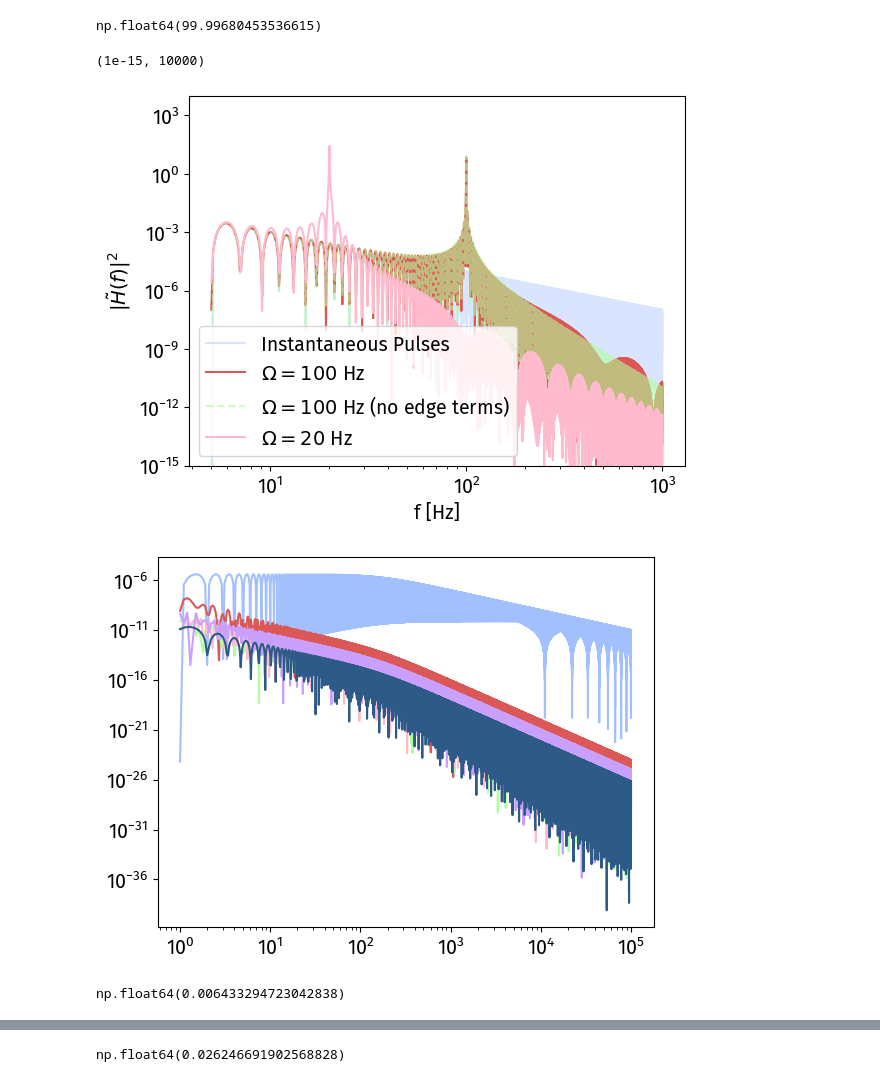
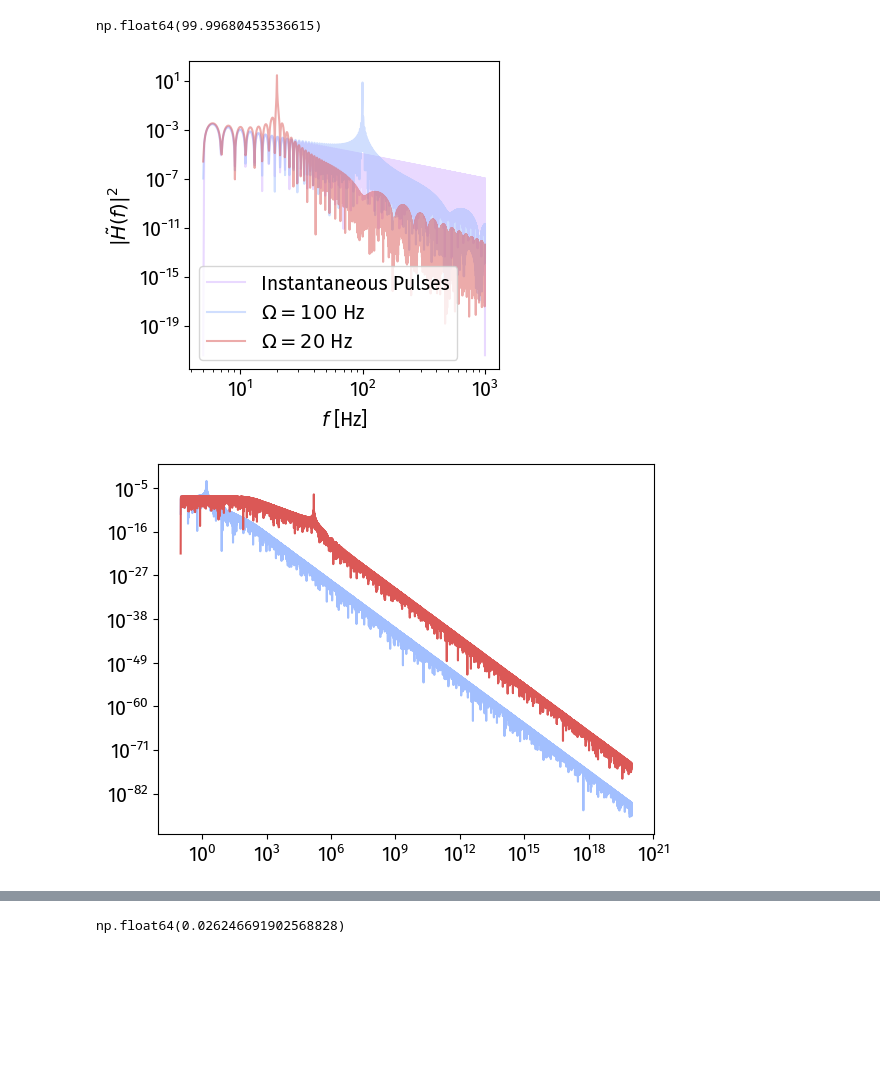
Before and after one commit to dhruvaganapathy/clock_gw_detection, a Jupyter notebook: dhruva_code/laser_finite_rabi.ipynb, the cells around one changed output, grey strips where cells are left out. Drawn from its saved outputs; the diff is of its cells as text; code cells hidden in the pictures; blank space fills up the shorter version.

```diff
--- a/dhruva_code/laser_finite_rabi.ipynb
+++ b/dhruva_code/laser_finite_rabi.ipynb
@@ -56,44 +58,42 @@ Omega2/(2*np.pi)
 # %% [output]
 np.float64(99.99680453536615)
 # %%
-plt.plot(f,ramsey_H(f,1e10,T),alpha = 0.4,label = 'Instantaneous Pulses')
-plt.plot(f,ramsey_H(f,Omega,T),alpha = 1,label = '$\Omega = 100$ Hz')
-plt.plot(f,ramsey_H_no_edge(f,Omega,T),'--',alpha = 0.6,label = '$\Omega = 100$ Hz (no edge terms)')
-plt.plot(f,ramsey_H(f,Omega/5,T),alpha = 1,label = '$\Omega = 20$ Hz')
+plt.figure(figsize = (4,4))
+plt.plot(f,ramsey_H(f,1e10,T),alpha = 0.4,label = 'Instantaneous Pulses', color = PURPLE)
+plt.plot(f,ramsey_H(f,100*np.pi*2,T),alpha = 0.5,label = '$\Omega = 100$ Hz')
+# plt.plot(f,ramsey_H_no_edge(f,Omega,T),'--',alpha = 0.6,label = '$\Omega = 100$ Hz (no edge terms)')
+plt.plot(f,ramsey_H(f,20*np.pi*2,T),alpha = 0.5,label = '$\Omega = 20$ Hz', color = RED)
+
 
 
 plt.ylabel(r'$|\tilde{H}(f)|^2$')
-plt.xlabel('f [Hz]')
+plt.xlabel('$f$ [Hz]')
 plt.yscale('log')
 plt.xscale('log')
 plt.legend(loc = 'lower left')
 
-plt.ylim([1e-15,10000])
+# plt.ylim([1e-15,10000])
 
-# plt.savefig('plots/rabi_freq_laser_noise.pdf')
+plt.savefig('plots/rabi_freq_laser_noise.pdf',bbox_inches ='tight')
 # %% [output]
-(1e-15, 10000)
-[figure, old version]
+[figure, new version]
 # %%
-B = 1000
-f = np.linspace(1,100000,1000000)
-# plt.plot(f,noise_psd(f,B))
-
-# plt.plot(f,ramsey_H(f,1e4/(np.pi*2),1)*noise_psd(f,B))
-# plt.plot(f,ramsey_H(f,1e5/(np.pi*2),1)*noise_psd(f,B))
-plt.plot(f,ramsey_H(f,1e10/(np.pi*2),1)*noise_psd(f,B))
-# plt.plot(f,ramsey_H(f,100/(np.pi*2),1)*noise_psd(f,B))
-plt.plot(f,ramsey_H(f,12/(np.pi*2),1)*noise_psd(f,B))
-plt.plot(f,ramsey_H(f,2/(np.pi*2),1)*noise_psd(f,B))
-plt.plot(f,ramsey_H(f,3/(np.pi*2),1)*noise_psd(f,B))
-plt.plot(f,ramsey_H(f,4/(np.pi*2),1)*noise_psd(f,B))
-plt.plot(f,ramsey_H(f,1/(np.pi*2),1)*noise_psd(f,B))
+f = np.logspace(-1,20,10000)
+Omega = 10
+plt.plot(f,ramsey_H(f, Omega, T)*noise_psd(f,1000,10e-3))
+plt.plot(f,ramsey_H(f, Omega*1e5, T)*noise_psd(f,1000,10e-3))
+plt.xscale('log')
 plt.yscale('log')
-plt.xscale('log')
 # %% [output]
-[figure, old version]
+[figure, new version]
 # %%
-np.sum(ramsey_H(f,100/(np.pi*2),1)*noise_psd(f,B))
+omega = np.logspace(-0,np.pi**2,100000)
+omega2 = np.logspace(-0,np.pi**2+0.01,100000)
+total_noise =[]
+total_noise2 =[]
+for Omega in tqdm(omega):
+    total_noise.append(np.trapezoid(ramsey_H(f, Omega, T)*noise_psd(f,10000,10e-3),f))
+
+for Omega in tqdm(omega2):
+    total_noise2.append(np.trapezoid(ramsey_H(f, Omega, T)*noise_psd(f,10000,10e-3),f))
-# %% [output]
-np.float64(0.006433294723042838)
 # %%
```
Also changed, not shown: parts of 6 cells of this notebook, 23 other files.
